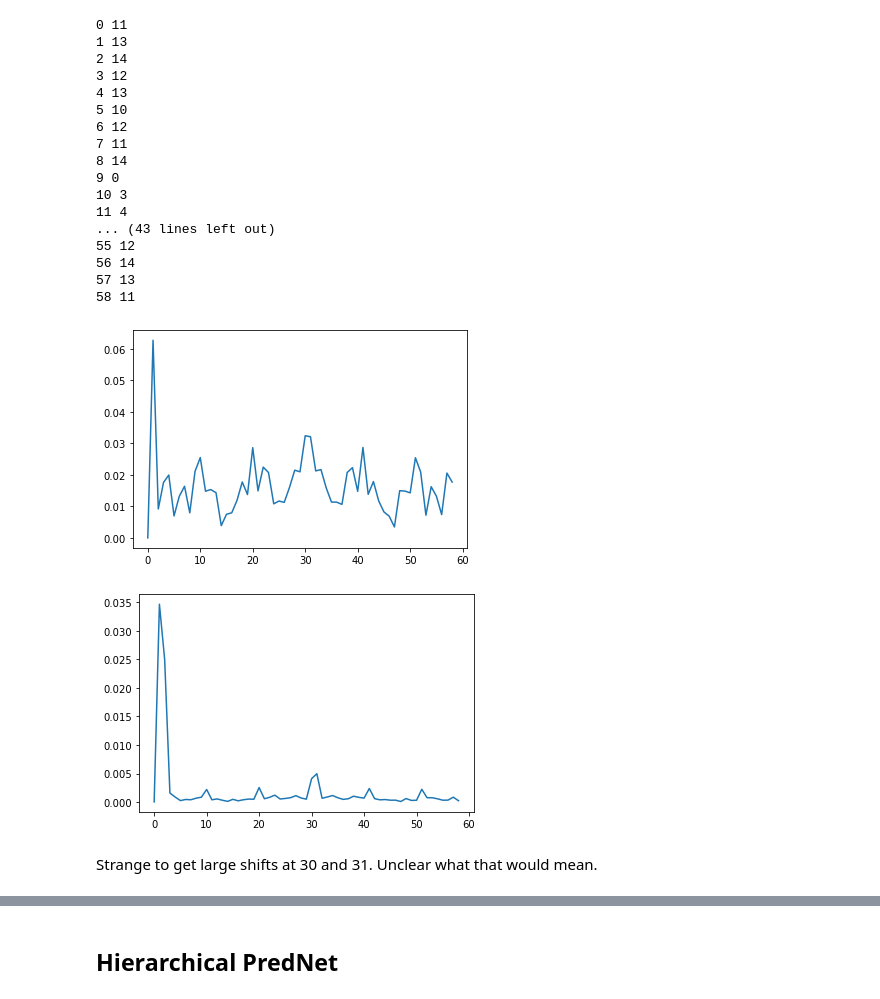
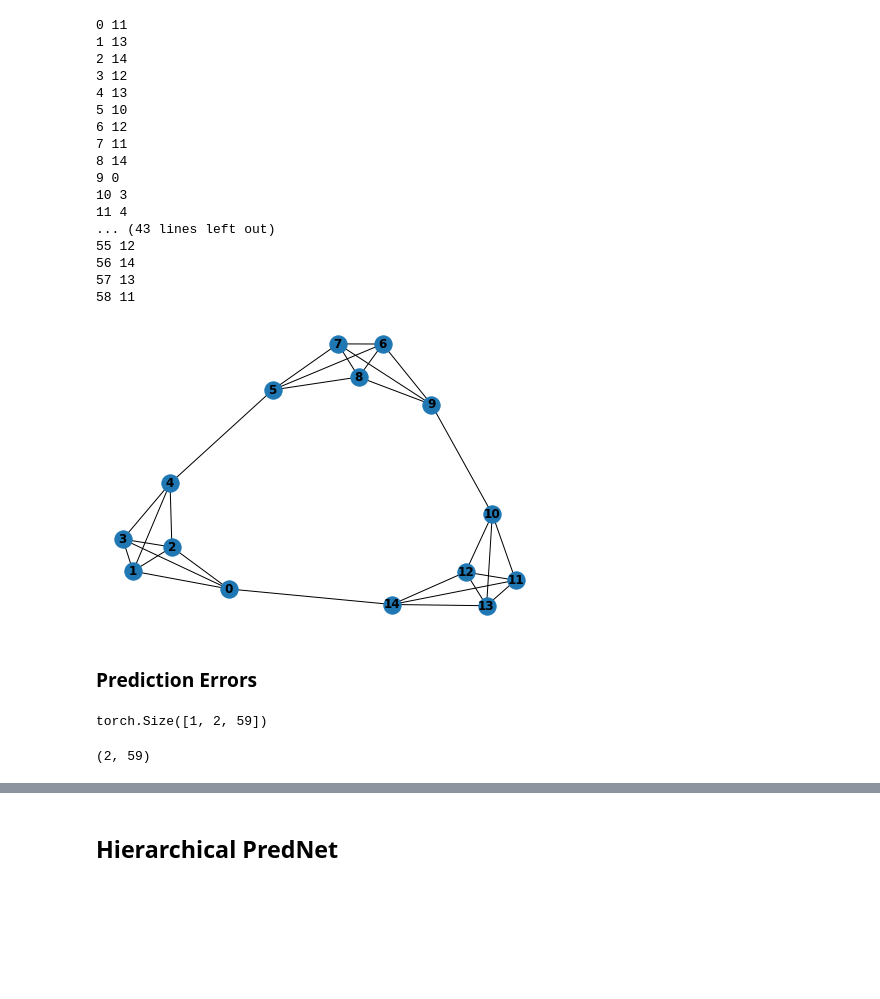
Before and after one commit to APRashedAhmed/predictive-event-segmentation, a Jupyter notebook: docs/source/workbooks/wb-2.1.1-Creating-MDS-Plots-for-PredNet.ipynb, the cells around one changed output, grey strips where cells are left out. Saved outputs shown, nothing was run; the diff lists cells and outputs as text; code cells hidden in the pictures; blank space fills up the shorter version.

```diff
--- a/docs/source/workbooks/wb-2.1.1-Creating-MDS-Plots-for-PredNet.ipynb
+++ b/docs/source/workbooks/wb-2.1.1-Creating-MDS-Plots-for-PredNet.ipynb
@@ -363,12 +372,3 @@ for i, val in enumerate(nodes_all):
 56 14
 57 13
 58 11
-# %%
-for out in outs['hidden_diff']:
-    plt.plot(np.array(out.cpu()).reshape(59))
-    plt.show()
-# %% [output]
-[figure, removed]
-[figure, removed]
-# %% [markdown]
-Strange to get large shifts at 30 and 31. Unclear what that would mean.
@@ -374,0 +377,8 @@ Strange to get large shifts at 30 and 31. Unclear what that would mean.
+# %%
+G = graph.schapiro_graph(n_pentagons=3)
+nx.draw(G, with_labels=True, font_weight='bold')
+plt.show()
+# %% [output]
+[figure, added]
+# %% [markdown]
+### Prediction Errors
@@ -374,0 +388,9 @@ Strange to get large shifts at 30 and 31. Unclear what that would mean.
+# %%
+outs_pe.shape
+# %% [output]
+torch.Size([1, 2, 59])
+# %%
+outs_array = outs_pe[0,:,:].cpu().detach().numpy()
+outs_array.shape
+# %% [output]
+(2, 59)
```
Also changed, not shown: parts of 23 cells of this notebook, 1 other file.
